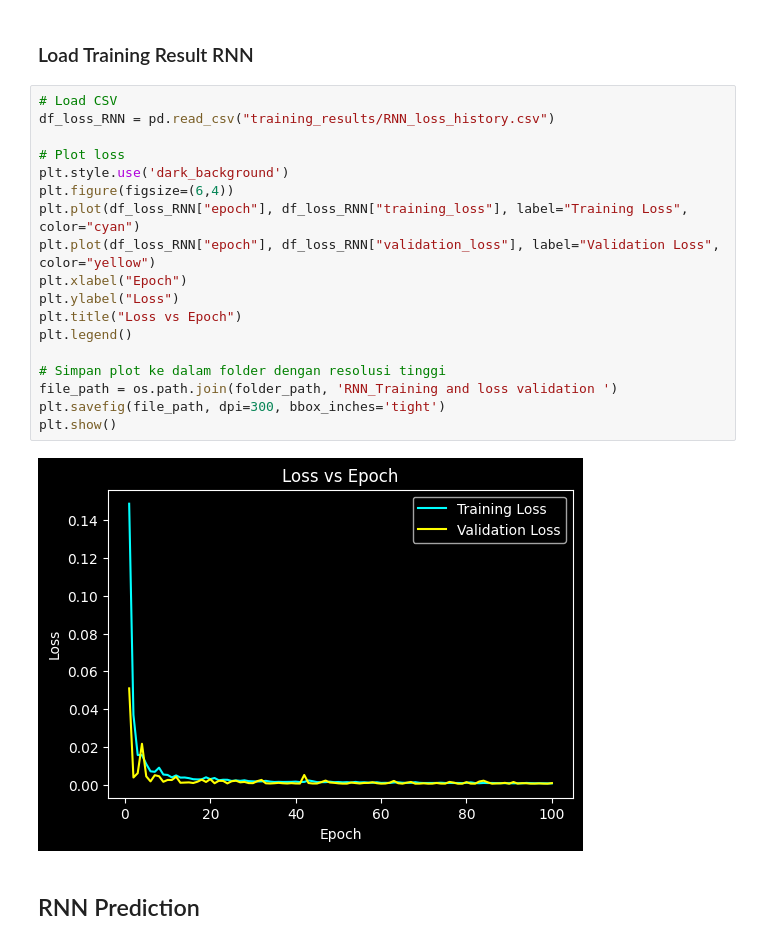
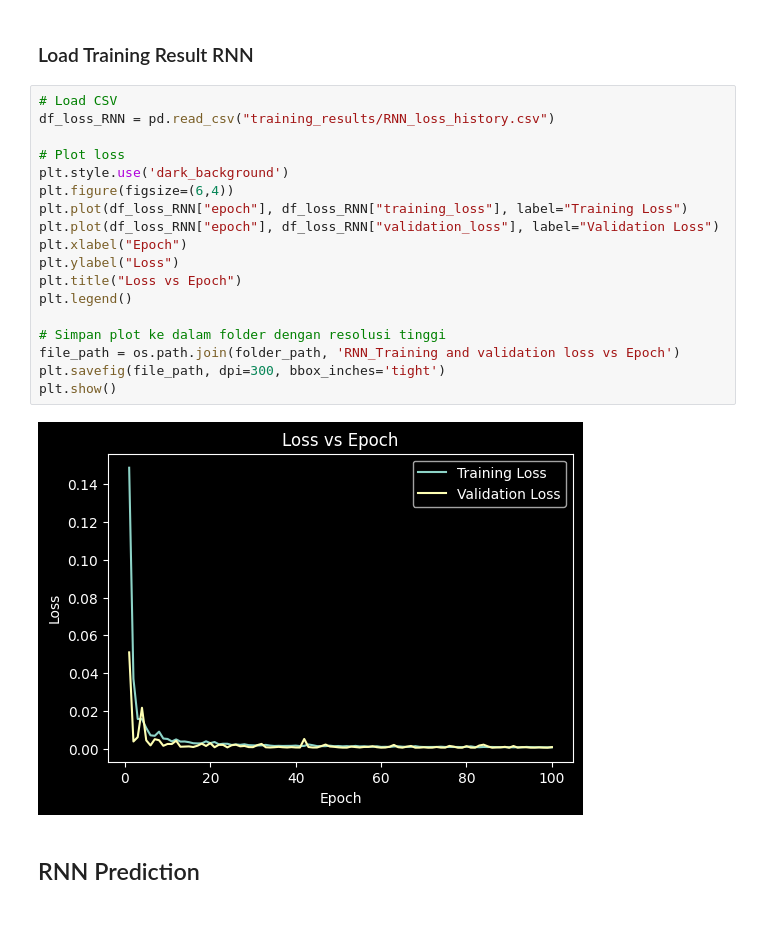
Before and after one commit to vinz25-coder/Prediksi_Saham_RNN-LSTM, a Jupyter notebook: (2)Load_Best_Model.ipynb, the cells around one changed output. Cells and saved outputs as stored; diff of their text form.

```diff
--- a/(2)Load_Best_Model.ipynb
+++ b/(2)Load_Best_Model.ipynb
@@ -221,23 +202,23 @@ Model: "sequential"
 # %%
 # Load CSV
 df_loss_RNN = pd.read_csv("training_results/RNN_loss_history.csv")
 
 # Plot loss
 plt.style.use('dark_background')
 plt.figure(figsize=(6,4))
-plt.plot(df_loss_RNN["epoch"], df_loss_RNN["training_loss"], label="Training Loss", color="cyan")
-plt.plot(df_loss_RNN["epoch"], df_loss_RNN["validation_loss"], label="Validation Loss", color="yellow")
+plt.plot(df_loss_RNN["epoch"], df_loss_RNN["training_loss"], label="Training Loss")
+plt.plot(df_loss_RNN["epoch"], df_loss_RNN["validation_loss"], label="Validation Loss")
 plt.xlabel("Epoch")
 plt.ylabel("Loss")
 plt.title("Loss vs Epoch")
 plt.legend()
 
 # Simpan plot ke dalam folder dengan resolusi tinggi
-file_path = os.path.join(folder_path, 'RNN_Training and loss validation ')
+file_path = os.path.join(folder_path, 'RNN_Training and validation loss vs Epoch')
 plt.savefig(file_path, dpi=300, bbox_inches='tight')
 plt.show()
 # %% [output]
-[figure, old version]
+[figure, new version]
 # %% [markdown]
 ## RNN Prediction
 # %%
```
Also changed, not shown: parts of 15 cells of this notebook, 12 other files.
